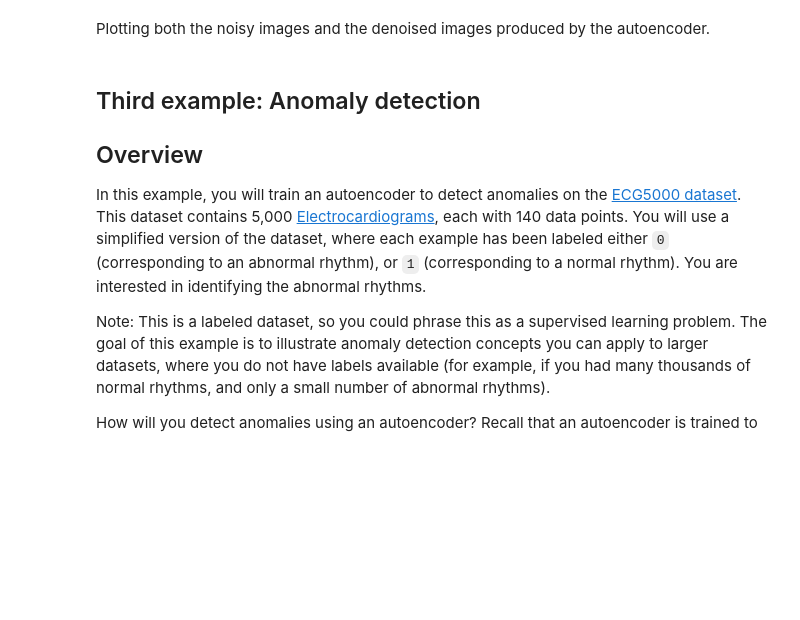
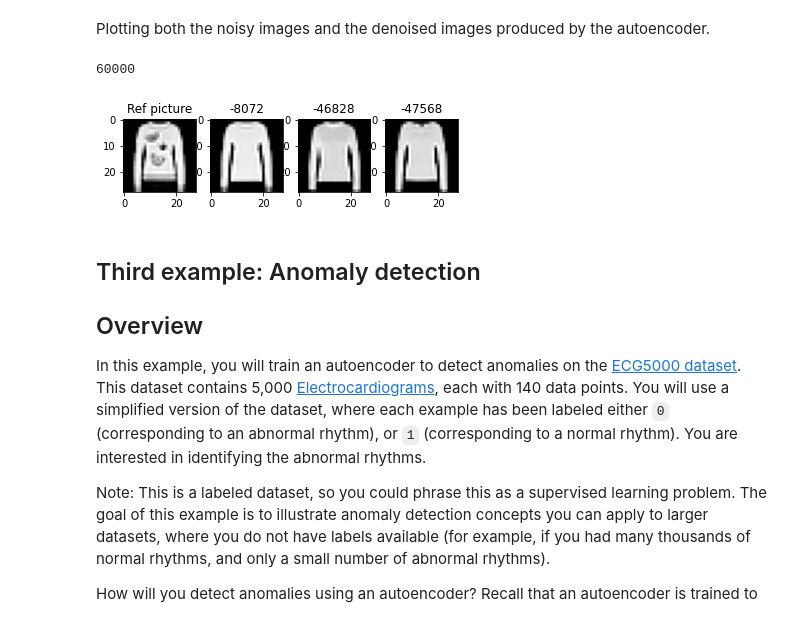
Before and after one commit to Smartsie/Playground, a Jupyter notebook: site/en/tutorials/generative/autoencoder.ipynb, the cells around one changed output. Saved outputs shown, nothing was run; the diff lists cells and outputs as text; code cells hidden in the pictures; blank space fills up the shorter version.

```diff
--- a/site/en/tutorials/generative/autoencoder.ipynb
+++ b/site/en/tutorials/generative/autoencoder.ipynb
@@ -210,5 +301,42 @@ autoencoder.decoder.summary()
 # %% [markdown]
 Plotting both the noisy images and the denoised images produced by the autoencoder.
 # %%
-encoded_imgs = autoencoder.encoder(x_test_noisy).numpy()
+encoded_imgs = autoencoder.encoder(x_test_noisy[0:5]).numpy()
 decoded_imgs = autoencoder.decoder(encoded_imgs).numpy()
+# %%
+len(x_train)
+# %% [output]
+60000
+# %%
+# Ecode N_test images in latent_space
+# then take a random one and look which one is the closes in the latent space
+# Use train test dataset
+N_test=len(x_train*0+10000)
+latent_space=[]
+for i in range(0,N_test):
+  encoded_imgs = autoencoder.encoder(x_train[i]).numpy()
+  latent_space.append(encoded_imgs.ravel())
+# %%
+# Select an image at index, encode it and look in latest_space which picture is the closest
+index=5000
+encoded_img_index = autoencoder.encoder(x_test_noisy[index]).numpy().ravel()
+# %%
+dist=[]
+dot_prod_index=np.dot(encoded_img_index,encoded_img_index)
+for i in range(0,N_test):
+  distance=np.dot(latent_space[i],encoded_img_index)/(np.dot(latent_space[i],latent_space[i])+dot_prod_index)
+  dist.append(distance)
+# %%
+top_n=3
+idx = (-np.array(dist)).argsort()[:top_n]
+min_dist=np.argmax(dist)
+ax = plt.subplot(1, 1+top_n,  1)
+plt.title("Ref picture")
+plt.imshow(tf.squeeze(x_test_noisy[index]))
+for i in range(0,top_n):
+  ax = plt.subplot(1, 1+top_n, i+ 2)
+  plt.title("-"+str(idx[i]))
+  plt.imshow(tf.squeeze(x_train[idx[i]]))
+plt.gray()
+# %% [output]
+[figure, added]
```
Also changed, not shown: parts of 11 cells of this notebook.
